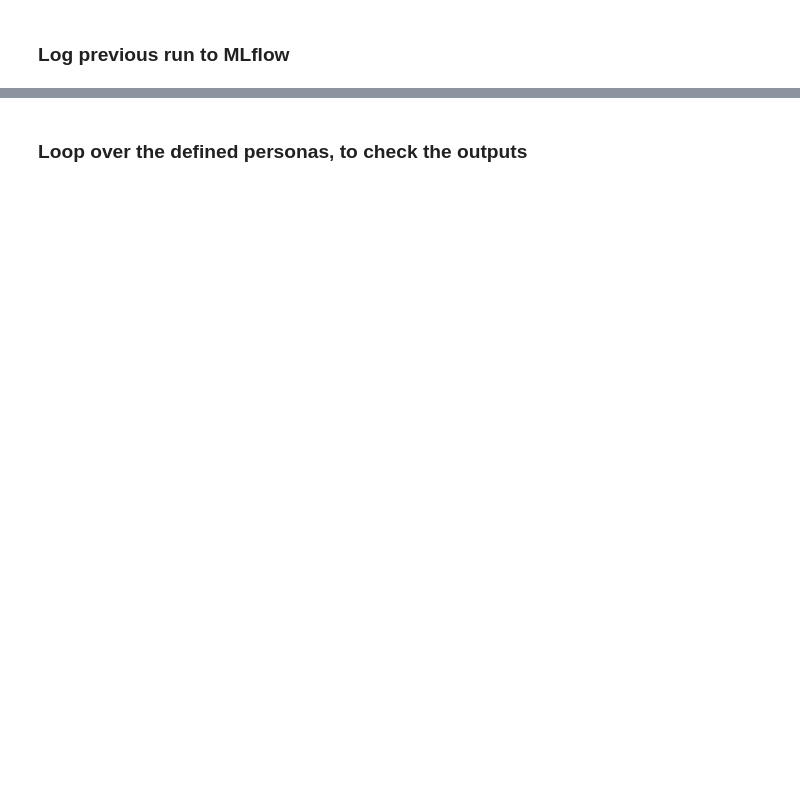
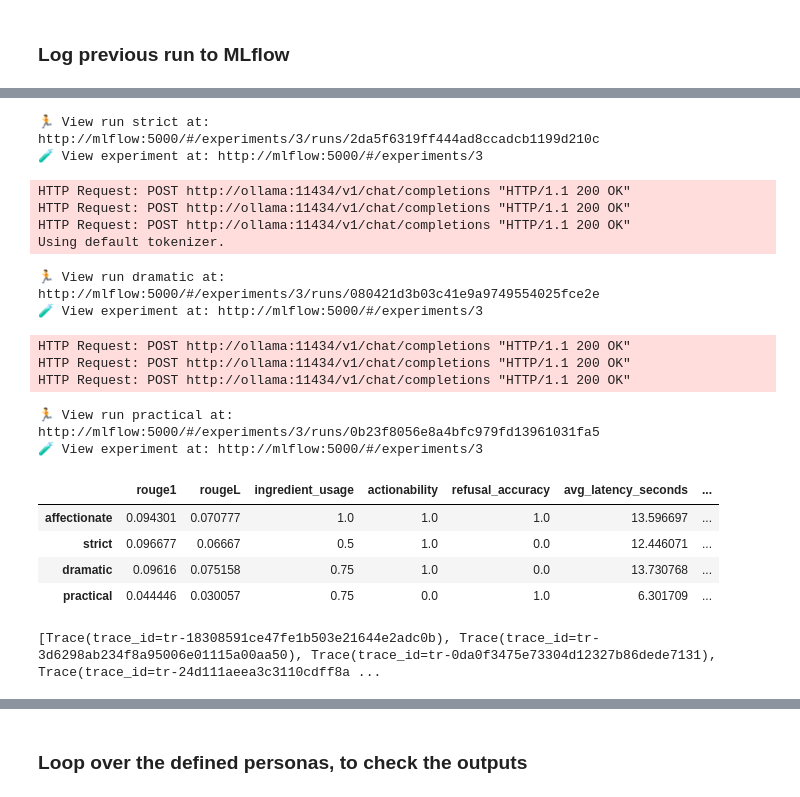
Before and after one commit to CFB996/grandma-fridge, a Jupyter notebook: notebooks/grandma_prototyping.ipynb, the cells around one changed output, grey strips where cells are left out. Drawn from its saved outputs; the diff is of its cells as text; code cells hidden in the pictures; blank space fills up the shorter version.

```diff
--- a/notebooks/grandma_prototyping.ipynb
+++ b/notebooks/grandma_prototyping.ipynb
@@ -62,0 +111,61 @@ with mlflow.start_run(run_name="affectionate-manual-test"):
+# %%
+from src.evaluate_personas import (
+    EXPERIMENT_NAME,
+    MIN_OVERALL_SCORE,
+    MIN_REFUSAL_ACCURACY,
+)
+from src.grandma_personas import PERSONAS
+from src.evaluate_personas import score_persona, RateLimiter
+from src import evaluation_set
+import mlflow
+import pandas as pd
+
+mlflow.set_tracking_uri("http://mlflow:5000")
+mlflow.set_experiment(EXPERIMENT_NAME)
+
+# Record every scoring call, not only the score it produced.
+#
+# A metric says a persona scored 0.31. It cannot say whether that was four sensible
+# answers and six refusals, or ten truncated ones. With this line on, each call is
+# traced into the nested run of the persona being scored, so the evidence sits inside
+# the run that reports the number — that is what fills the Traces tab you would
+# otherwise find empty.
+#
+# It goes here, and not at the top of the notebook, on purpose: before `set_experiment`
+# there is no experiment chosen yet, and the exploratory calls in earlier sections
+# would scatter their traces into `Default`.
+#
+# It instruments the OpenAI *SDK*, not OpenAI the company — we reach Gemini through its
+# OpenAI-compatible endpoint, so the same integration covers it.
+mlflow.openai.autolog()
+
+# The full Evaluation Set is eleven cases (6 on-topic + 5 off-topic), so four personas
+# is forty-four calls — about nine minutes at five requests a minute. A sample keeps
+# the lesson moving; swap in all_cases() for the real thing, which is what the promotion
+# gate should run against.
+#
+# Keep both kinds. On-topic questions alone leave refusal_accuracy undefined, and a
+# persona that answers everything stops looking wrong.
+cases = evaluation_set.sample(n_on_topic=2, n_off_topic=1)
+# cases = evaluation_set.all_cases()
+
+limiter = RateLimiter(requests_per_minute=5)
+
+print(f"{len(PERSONAS)} personas x {len(cases)} cases "
+      f"= {len(PERSONAS) * len(cases)} calls")
+print(f"about {len(PERSONAS) * len(cases) / 5:.0f} minutes at 5 rpm")
+
+results = {}
+for persona_name, persona in PERSONAS.items():
+    with mlflow.start_run(run_name=persona_name, nested=True):
+        metrics = score_persona(
+            persona_name=persona_name,
+            template=persona["template"],
+            limiter=limiter,
+            cases=cases,
+        )
+        mlflow.log_metrics({k: v for k, v in metrics.items() if isinstance(v, (int, float))})
+        results[persona_name] = metrics
+
+pd.DataFrame(results).T
+# %% [output]
@@ -62,0 +186,19 @@ with mlflow.start_run(run_name="affectionate-manual-test"):
+🏃 View run strict at: http://mlflow:5000/#/experiments/3/runs/2da5f6319ff444ad8ccadcb1199d210c
+🧪 View experiment at: http://mlflow:5000/#/experiments/3
+HTTP Request: POST http://ollama:11434/v1/chat/completions "HTTP/1.1 200 OK"
+HTTP Request: POST http://ollama:11434/v1/chat/completions "HTTP/1.1 200 OK"
+HTTP Request: POST http://ollama:11434/v1/chat/completions "HTTP/1.1 200 OK"
+Using default tokenizer.
+🏃 View run dramatic at: http://mlflow:5000/#/experiments/3/runs/080421d3b03c41e9a9749554025fce2e
+🧪 View experiment at: http://mlflow:5000/#/experiments/3
+HTTP Request: POST http://ollama:11434/v1/chat/completions "HTTP/1.1 200 OK"
+HTTP Request: POST http://ollama:11434/v1/chat/completions "HTTP/1.1 200 OK"
+HTTP Request: POST http://ollama:11434/v1/chat/completions "HTTP/1.1 200 OK"
+🏃 View run practical at: http://mlflow:5000/#/experiments/3/runs/0b23f8056e8a4bfc979fd13961031fa5
+🧪 View experiment at: http://mlflow:5000/#/experiments/3
+|  | rouge1 | rougeL | ingredient_usage | actionability | refusal_accuracy | avg_latency_seconds | ... |
+| affectionate | 0.094301 | 0.070777 | 1.0 | 1.0 | 1.0 | 13.596697 | ... |
+| strict | 0.096677 | 0.06667 | 0.5 | 1.0 | 0.0 | 12.446071 | ... |
+| dramatic | 0.09616 | 0.075158 | 0.75 | 1.0 | 0.0 | 13.730768 | ... |
+| practical | 0.044446 | 0.030057 | 0.75 | 0.0 | 1.0 | 6.301709 | ... |
+[Trace(trace_id=tr-18308591ce47fe1b503e21644e2adc0b), Trace(trace_id=tr-3d6298ab234f8a95006e01115a00aa50), Trace(trace_id=tr-0da0f3475e73304d12327b86dede7131), Trace(trace_id=tr-24d111aeea3c3110cdff8a ...
```
Also changed, not shown: parts of 23 cells of this notebook.
